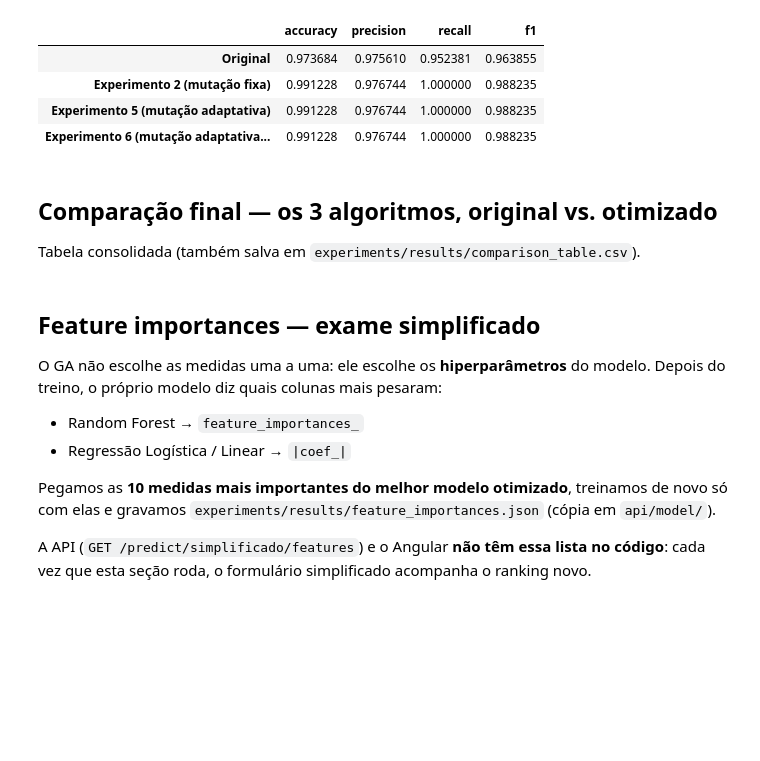
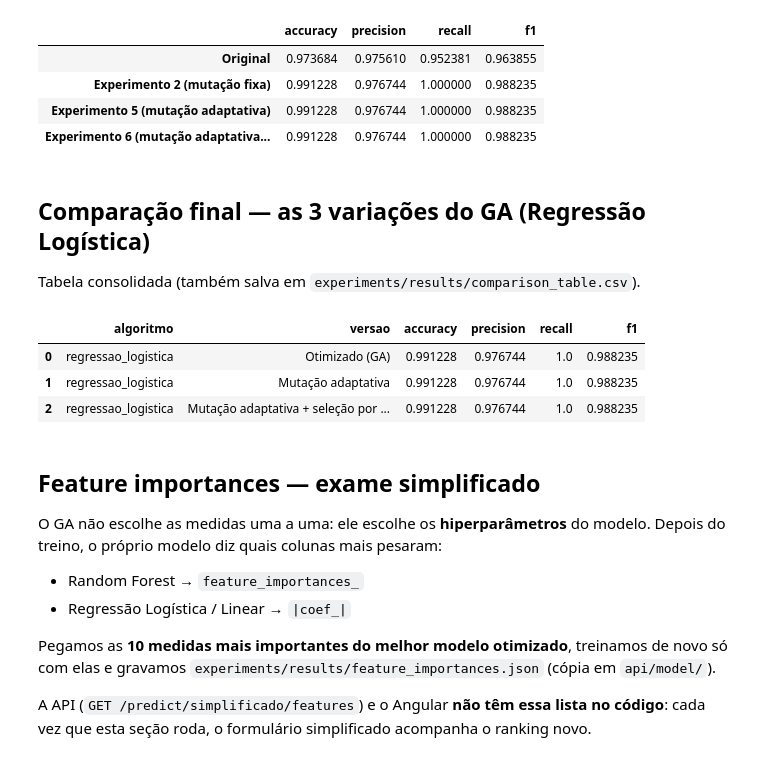
Before and after one commit to SamirGoes/tech-challenge-fiap-fase2, a Jupyter notebook: notebooks/GA_HyperparametersOptimization.ipynb, the cells around one changed output. Drawn from its saved outputs; the diff is of its cells as text; code cells hidden in the pictures; blank space fills up the shorter version.

```diff
--- a/notebooks/GA_HyperparametersOptimization.ipynb
+++ b/notebooks/GA_HyperparametersOptimization.ipynb
@@ -240,15 +240,28 @@ Melhores hiperparâmetros encontrados: {'C': 0.03673046880282847, 'penalty': 'l1
 | Experimento 5 (mutação adaptativa) | 0.991228 | 0.976744 | 1.000000 | 0.988235 |
 | Experimento 6 (mutação adaptativa... | 0.991228 | 0.976744 | 1.000000 | 0.988235 |
 # %% [markdown]
-## Comparação final — os 3 algoritmos, original vs. otimizado
+## Comparação final — as 3 variações do GA (Regressão Logística)
 
 Tabela consolidada (também salva em `experiments/results/comparison_table.csv`).
 # %%
 modelos_logistica = {
     "Otimizado (GA)": (modelo_log_otimizado, melhor_log, metricas_log_otimizado),
     "Mutação adaptativa": (modelo_log_adaptativo, melhor_log_adaptativo, metricas_log_adaptativo),
     "Mutação adaptativa + seleção por roleta": (modelo_log_adaptativo_roleta, melhor_log_adaptativo_roleta, metricas_log_adaptativo_roleta),
 }
+
+linhas = [
+    {"algoritmo": "regressao_logistica", "versao": versao, **metricas}
+    for versao, (_, _, metricas) in modelos_logistica.items()
+]
+comparacao_final = pd.DataFrame(linhas)
+comparacao_final.to_csv(RESULTADOS_DIR / "comparison_table.csv", index=False)
+comparacao_final
+# %% [output]
+|  | algoritmo | versao | accuracy | precision | recall | f1 |
+| 0 | regressao_logistica | Otimizado (GA) | 0.991228 | 0.976744 | 1.0 | 0.988235 |
+| 1 | regressao_logistica | Mutação adaptativa | 0.991228 | 0.976744 | 1.0 | 0.988235 |
+| 2 | regressao_logistica | Mutação adaptativa + seleção por ... | 0.991228 | 0.976744 | 1.0 | 0.988235 |
 # %% [markdown]
 ## Feature importances — exame simplificado
 
```
Also changed, not shown: parts of 1 cell of this notebook, 2 other files.
